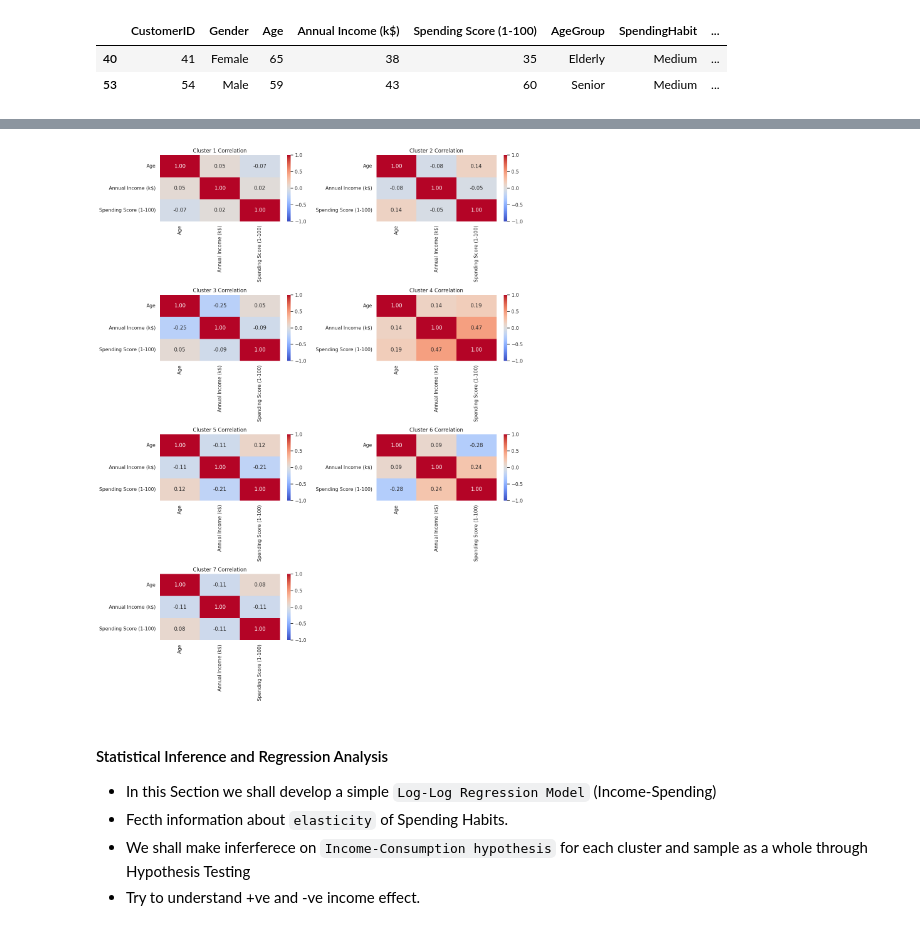
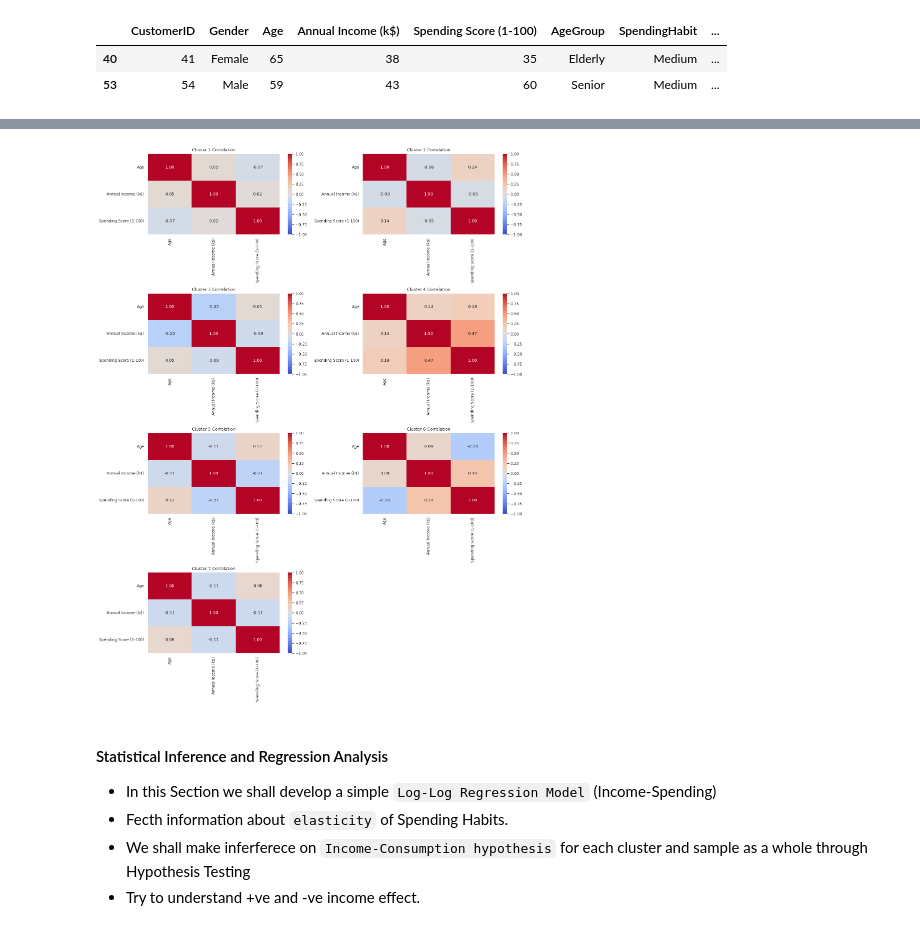
Before and after one commit to pb319/Segment-Stream, a Jupyter notebook: CustSegment.ipynb, the cells around one changed output, grey strips where cells are left out. Cells and saved outputs as stored; diff of their text form; code cells hidden in the pictures.

```diff
--- a/CustSegment.ipynb
+++ b/CustSegment.ipynb
@@ -837,9 +841,9 @@ desc5 = customer_cls5.describe().loc[["mean","50%","std","max"],["Age",	"Annual
 desc6 = customer_cls6.describe().loc[["mean","50%","std","max"],["Age",	"Annual Income (k$)","Spending Score (1-100)"]]
 desc7 = customer_cls7.describe().loc[["mean","50%","std","max"],["Age",	"Annual Income (k$)","Spending Score (1-100)"]]
 # %%
-import pandas as pd
-import matplotlib.pyplot as plt
-import seaborn as sns
+title_font = {'fontsize': 16,  # You can adjust the size here
+              'fontweight': 'bold', # Optional: You can also set other font properties
+              'color': 'green'}
 
 # Prepare the description data
 desc_list = []
@@ -854,7 +858,8 @@ combined_desc = pd.concat(desc_list)
 melted = combined_desc.melt(id_vars=["Cluster", "Statistic"], var_name="Feature", value_name="Value")
 
 # Set seaborn style
-sns.set(style="whitegrid")
+sns.set_theme("paper")
+sns.set(style="darkgrid")
 
 # Create 2x2 subplot layout
 fig, axes = plt.subplots(2, 2, figsize=(16, 10))
@@ -864,7 +869,7 @@ axes = axes.flatten()
 for idx, stat in enumerate(stat_order):
     ax = axes[idx]
     subset = melted[melted["Statistic"] == stat]
-    sns.barplot(
+    barplot = sns.barplot(
         data=subset,
         x="Feature",
         y="Value",
@@ -872,11 +877,18 @@ for idx, stat in enumerate(stat_order):
         ax=ax,
         palette="tab10"
     )
-    ax.set_title(f"{stat.upper()} by Cluster and Feature")
-    ax.set_xlabel("Feature")
+    if stat == "50%":
+        ax.set_title(f" Median by Cluster and Feature",color="darkred",fontdict=title_font)
+    else:
+        ax.set_title(f"{stat.capitalize()} by Cluster and Feature",color="darkred",fontdict=title_font)
+    ax.set_xlabel("(Features)")
     ax.set_ylabel("Value")
     ax.legend().set_title("Cluster")
 
+    # Annotate values
+    for container in ax.containers:
+        ax.bar_label(container, fmt="%.1f", label_type="edge", fontsize=8, padding=2)
+
 plt.tight_layout()
 plt.show()
 # %% [output]
@@ -892,23 +912,26 @@ corr7 = customer_cls7[["Age","Annual Income (k$)","Spending Score (1-100)"]].cor
 # %%
 # List of correlation matrices
 corrs = [corr1, corr2, corr3, corr4, corr5, corr6, corr7]
+
+# Set Up Theame in Seaborn
+sns.set_theme("paper")
 
 # Set up the figure for 4 rows × 2 columns
 fig, axes = plt.subplots(4, 2, figsize=(14, 18))
 axes = axes.flatten()
 
 # Plot each heatmap
 for i, corr in enumerate(corrs):
     sns.heatmap(corr, annot=True, fmt=".2f", cmap="coolwarm", vmin=-1, vmax=1, ax=axes[i])
     axes[i].set_title(f"Cluster {i+1} Correlation")
 
 # Hide the 8th unused subplot
 fig.delaxes(axes[-1])
 
 plt.tight_layout()
 plt.show()
 # %% [output]
-[figure, old version]
+[figure, new version]
 # %% [markdown]
 #### Statistical Inference and Regression Analysis
 - In this Section we shall develop a simple `Log-Log Regression Model` (Income-Spending)
```
Also changed, not shown: parts of 6 cells of this notebook.
